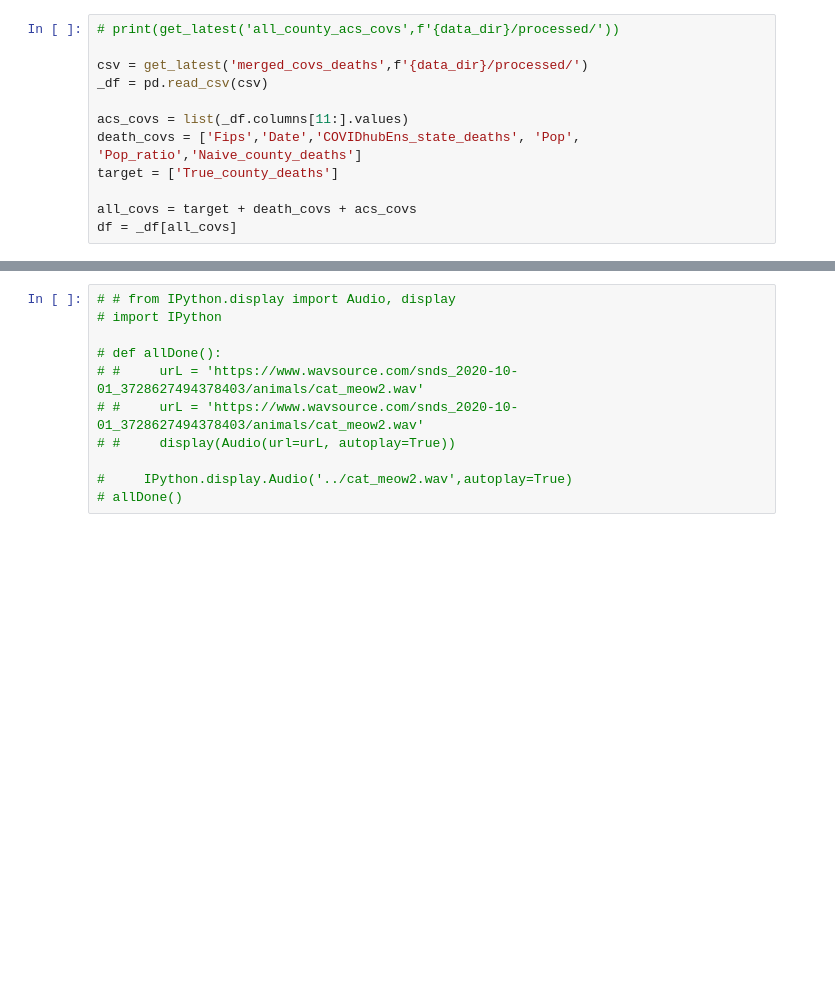
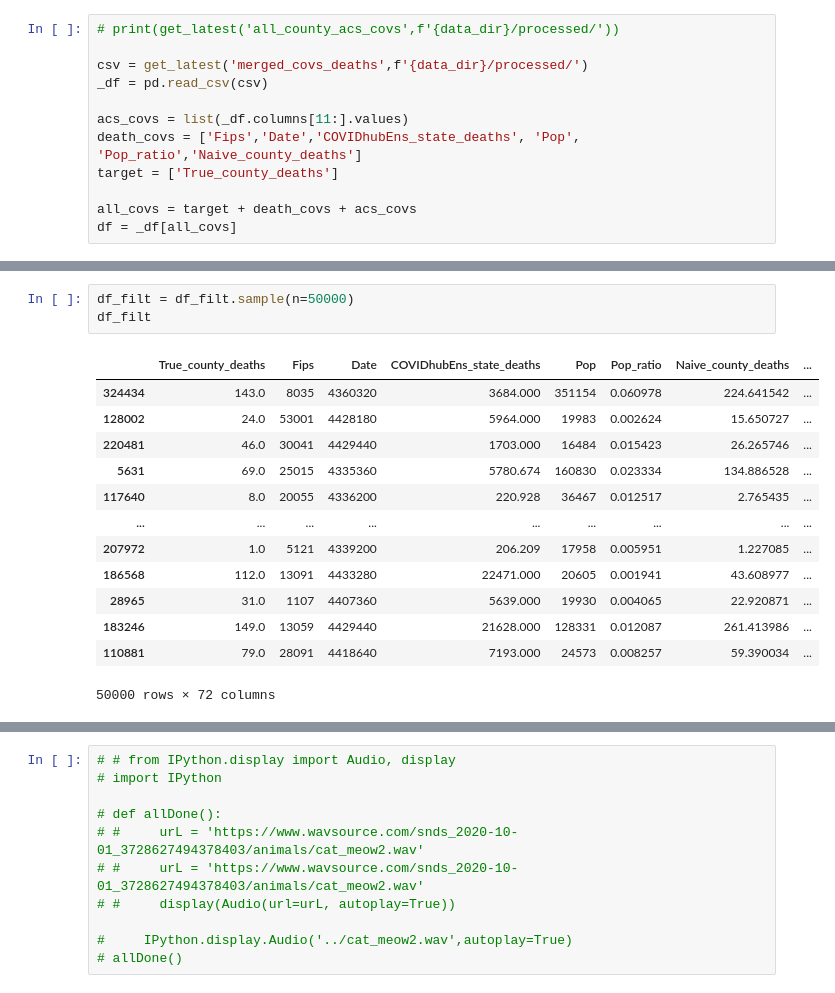
Before and after one commit to katfish666/EpSampling, a Jupyter notebook: notebooks/20240920b_curating_big_df_and_rf.ipynb, the cells around one changed output, grey strips where cells are left out. Saved outputs shown, nothing was run; the diff lists cells and outputs as text; blank space fills up the shorter version.

```diff
--- a/notebooks/20240920b_curating_big_df_and_rf.ipynb
+++ b/notebooks/20240920b_curating_big_df_and_rf.ipynb
@@ -49,3 +87,20 @@ df.head()
+# %%
+df_filt = df_filt.sample(n=50000)
+df_filt
+# %% [output]
+|  | True_county_deaths | Fips | Date | COVIDhubEns_state_deaths | Pop | Pop_ratio | Naive_county_deaths | ... |
+| 324434 | 143.0 | 8035 | 4360320 | 3684.000 | 351154 | 0.060978 | 224.641542 | ... |
+| 128002 | 24.0 | 53001 | 4428180 | 5964.000 | 19983 | 0.002624 | 15.650727 | ... |
+| 220481 | 46.0 | 30041 | 4429440 | 1703.000 | 16484 | 0.015423 | 26.265746 | ... |
+| 5631 | 69.0 | 25015 | 4335360 | 5780.674 | 160830 | 0.023334 | 134.886528 | ... |
+| 117640 | 8.0 | 20055 | 4336200 | 220.928 | 36467 | 0.012517 | 2.765435 | ... |
+| ... | ... | ... | ... | ... | ... | ... | ... | ... |
+| 207972 | 1.0 | 5121 | 4339200 | 206.209 | 17958 | 0.005951 | 1.227085 | ... |
+| 186568 | 112.0 | 13091 | 4433280 | 22471.000 | 20605 | 0.001941 | 43.608977 | ... |
+| 28965 | 31.0 | 1107 | 4407360 | 5639.000 | 19930 | 0.004065 | 22.920871 | ... |
+| 183246 | 149.0 | 13059 | 4429440 | 21628.000 | 128331 | 0.012087 | 261.413986 | ... |
+| 110881 | 79.0 | 28091 | 4418640 | 7193.000 | 24573 | 0.008257 | 59.390034 | ... |
+50000 rows × 72 columns
 # %%
 from sklearn.model_selection import train_test_split
 
```
Also changed, not shown: parts of 11 cells of this notebook, 2 other files.
